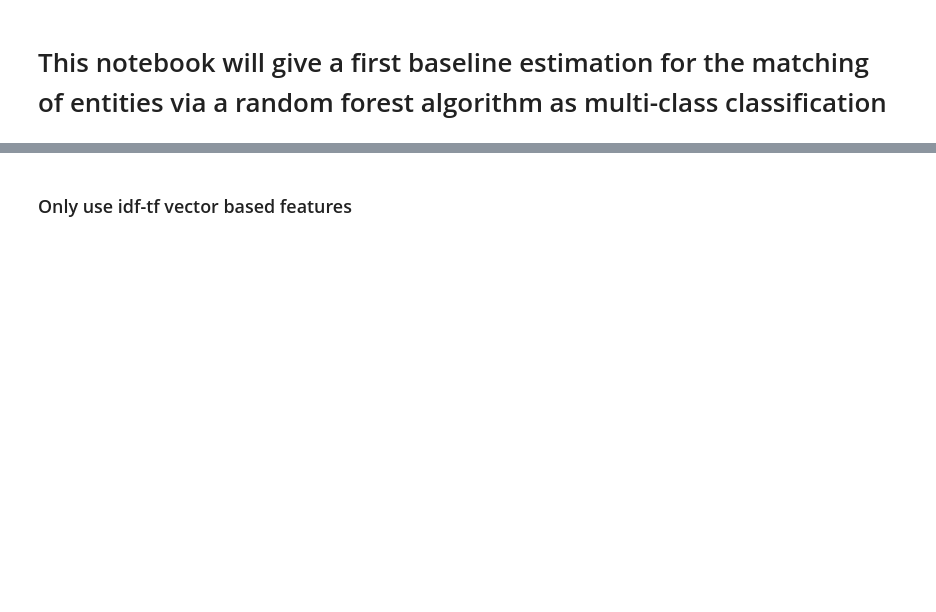
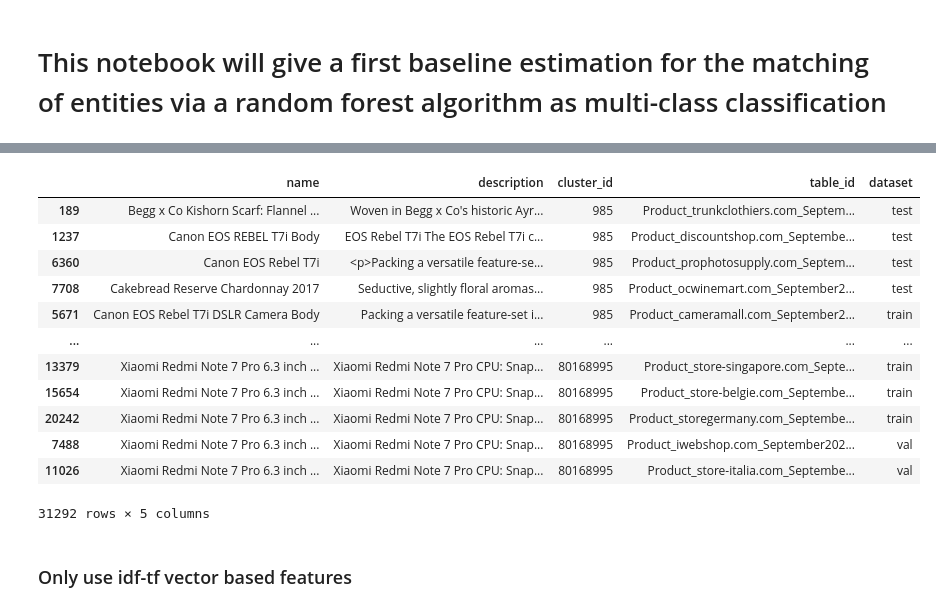
Before and after one commit to NiklasSabel/data_integration_using_deep_learning, a Jupyter notebook: notebooks/Entity/Product/Baseline/Baseline Random Forest.ipynb, the cells around one changed output, grey strips where cells are left out. Cells and saved outputs as stored; diff of their text form; code cells hidden in the pictures; blank space fills up the shorter version.

Commit message:
Test data check

```diff
--- a/notebooks/Entity/Product/Baseline/Baseline Random Forest.ipynb
+++ b/notebooks/Entity/Product/Baseline/Baseline Random Forest.ipynb
@@ -37,0 +57,6 @@ zip_files_test = [file for file in os.listdir(os.path.join(train_test_output_pat
+# %%
+all_filtered_tables_df.loc[all_filtered_tables_df['table_id'].isin(zip_files_train),'dataset']='train'
+# %%
+all_filtered_tables_df.loc[all_filtered_tables_df['table_id'].isin(zip_files_val),'dataset']='val'
+# %%
+all_filtered_tables_df.loc[all_filtered_tables_df['table_id'].isin(zip_files_test),'dataset']='test'
@@ -37,0 +79,19 @@ zip_files_test = [file for file in os.listdir(os.path.join(train_test_output_pat
+# %%
+#filter down the dataframe
+df_whole = all_filtered_tables_df[['name','description','cluster_id','table_id','dataset']]
+# %%
+df_whole.sort_values(by=['cluster_id','dataset'])
+# %% [output]
+|  | name | description | cluster_id | table_id | dataset |
+| 189 | Begg x Co Kishorn Scarf: Flannel ... | Woven in Begg x Co's historic Ayr... | 985 | Product_trunkclothiers.com_Septem... | test |
+| 1237 | Canon EOS REBEL T7i Body | EOS Rebel T7i The EOS Rebel T7i c... | 985 | Product_discountshop.com_Septembe... | test |
+| 6360 | Canon EOS Rebel T7i | <p>Packing a versatile feature-se... | 985 | Product_prophotosupply.com_Septem... | test |
+| 7708 | Cakebread Reserve Chardonnay 2017 | Seductive, slightly floral aromas... | 985 | Product_ocwinemart.com_September2... | test |
+| 5671 | Canon EOS Rebel T7i DSLR Camera Body | Packing a versatile feature-set i... | 985 | Product_cameramall.com_September2... | train |
+| ... | ... | ... | ... | ... | ... |
+| 13379 | Xiaomi Redmi Note 7 Pro 6.3 inch ... | Xiaomi Redmi Note 7 Pro CPU: Snap... | 80168995 | Product_store-singapore.com_Septe... | train |
+| 15654 | Xiaomi Redmi Note 7 Pro 6.3 inch ... | Xiaomi Redmi Note 7 Pro CPU: Snap... | 80168995 | Product_store-belgie.com_Septembe... | train |
+| 20242 | Xiaomi Redmi Note 7 Pro 6.3 inch ... | Xiaomi Redmi Note 7 Pro CPU: Snap... | 80168995 | Product_storegermany.com_Septembe... | train |
+| 7488 | Xiaomi Redmi Note 7 Pro 6.3 inch ... | Xiaomi Redmi Note 7 Pro CPU: Snap... | 80168995 | Product_iwebshop.com_September202... | val |
+| 11026 | Xiaomi Redmi Note 7 Pro 6.3 inch ... | Xiaomi Redmi Note 7 Pro CPU: Snap... | 80168995 | Product_store-italia.com_Septembe... | val |
+31292 rows × 5 columns
```
Also changed, not shown: parts of 6 cells of this notebook, 1 other file.
